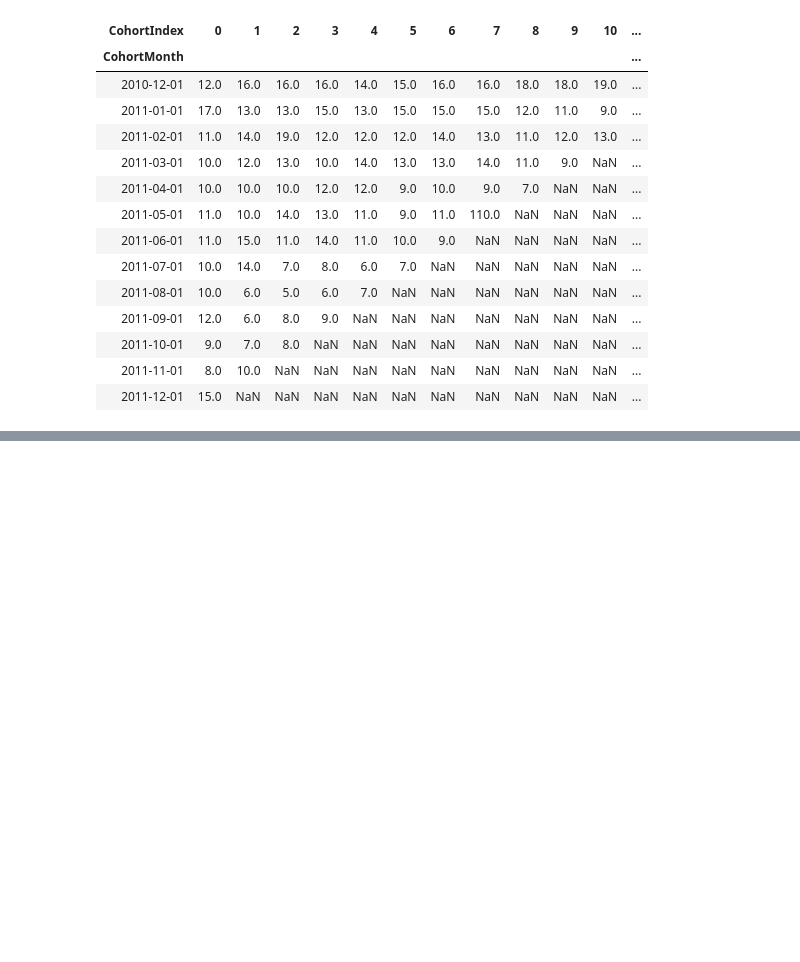
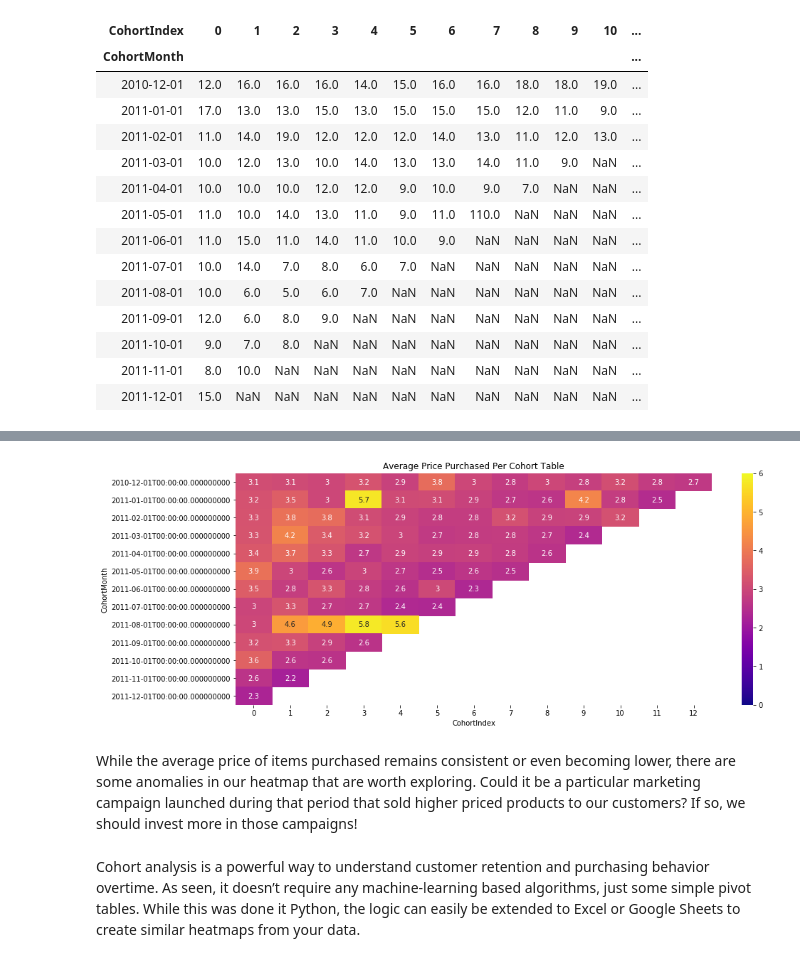
Before and after one commit to nikitamaloo/Cohort-Based-Retention-Rate-Analysis, a Jupyter notebook: Purchase Data - Cohort Based Retention Rate Analysis.ipynb, the cells around one changed output, grey strips where cells are left out. Drawn from its saved outputs; the diff is of its cells as text; code cells hidden in the pictures; blank space fills up the shorter version.

```diff
--- a/Purchase Data - Cohort Based Retention Rate Analysis.ipynb
+++ b/Purchase Data - Cohort Based Retention Rate Analysis.ipynb
@@ -761,0 +787,2 @@ plt.show()
+# %%
+Cohort_Price_Count = Cohort_Price.pivot(index='CohortMonth',columns='CohortIndex',values='UnitPrice')
@@ -761,0 +807,12 @@ plt.show()
+# %%
+#Average_Unit_Price_Table Heatmap
+plt.figure(figsize=(15, 6))
+plt.title('Average Price Purchased Per Cohort Table')
+sns.heatmap(data=Cohort_Price_Count ,annot = True,vmin = 0.0,vmax = 6,cmap="plasma")
+plt.show()
+# %% [output]
+[figure, added]
+# %% [markdown]
+While the average price of items purchased remains consistent or even becoming lower, there are some anomalies in our heatmap that are worth exploring. Could it be a particular marketing campaign launched during that period that sold higher priced products to our customers? If so, we should invest more in those campaigns!
+# %% [markdown]
+Cohort analysis is a powerful way to understand  customer retention and purchasing behavior overtime. As seen, it doesn’t require any machine-learning based algorithms, just some simple pivot tables. While this was done it Python, the logic can easily be extended to Excel or Google Sheets to create similar heatmaps from your data.
```
Also changed, not shown: parts of 13 cells of this notebook.
